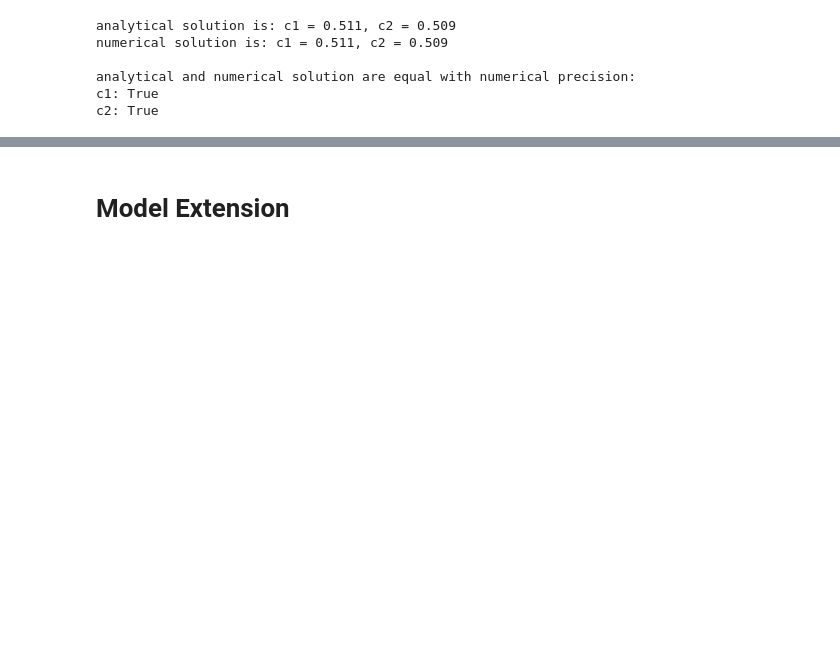
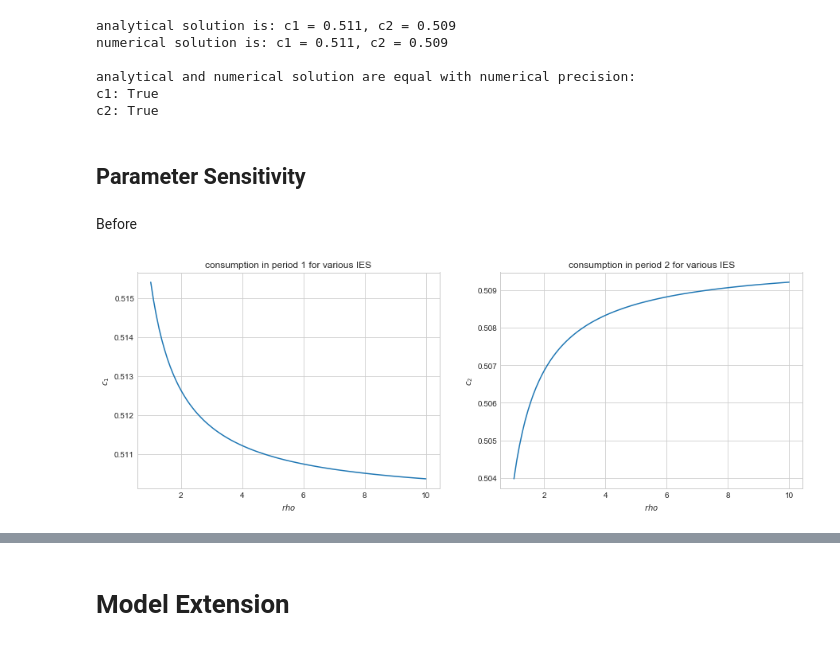
Before and after one commit to NumEconCopenhagen/projects-2020-kongeraekken-1, a Jupyter notebook: modelproject/modelproject.ipynb, the cells around one changed output, grey strips where cells are left out. Cells and saved outputs as stored; diff of their text form; code cells hidden in the pictures; blank space fills up the shorter version.

Commit message:
implemented rho charts

```diff
--- a/modelproject/modelproject.ipynb
+++ b/modelproject/modelproject.ipynb
@@ -161,3 +158,34 @@ numerical solution is: c1 = 0.511, c2 = 0.509
 analytical and numerical solution are equal with numerical precision:
 c1: True
 c2: True
+# %% [markdown]
+## Parameter Sensitivity
+# %% [markdown]
+Before
+# %%
+# inc. effect dominates subs. effect
+rho_v = np.linspace(1.01,10,100)
+c1_l = np.empty(len(rho_v))
+c2_l = np.empty(len(rho_v))
+r = 0.04
+
+
+for i, rh in enumerate(rho_v):
+    c1_l[i],c2_l[i] = modelproject.solve_for_consumption(m1,r,beta,rh)
+
+# plot consumption for rho values
+fig = plt.figure(figsize=(15,5))
+
+ax = fig.add_subplot(1,2,1)
+ax.plot(rho_v,c1_l)
+ax.set_xlabel('$rho$')
+ax.set_ylabel('$c_1$')
+ax.set_title('consumption in period 1 for various IES');
+
+ax = fig.add_subplot(1,2,2)
+ax.plot(rho_v,c2_l)
+ax.set_xlabel('$rho$')
+ax.set_ylabel('$c_2$')
+ax.set_title('consumption in period 2 for various IES');
+# %% [output]
+[figure, added]
```
Also changed, not shown: parts of 15 cells of this notebook.
